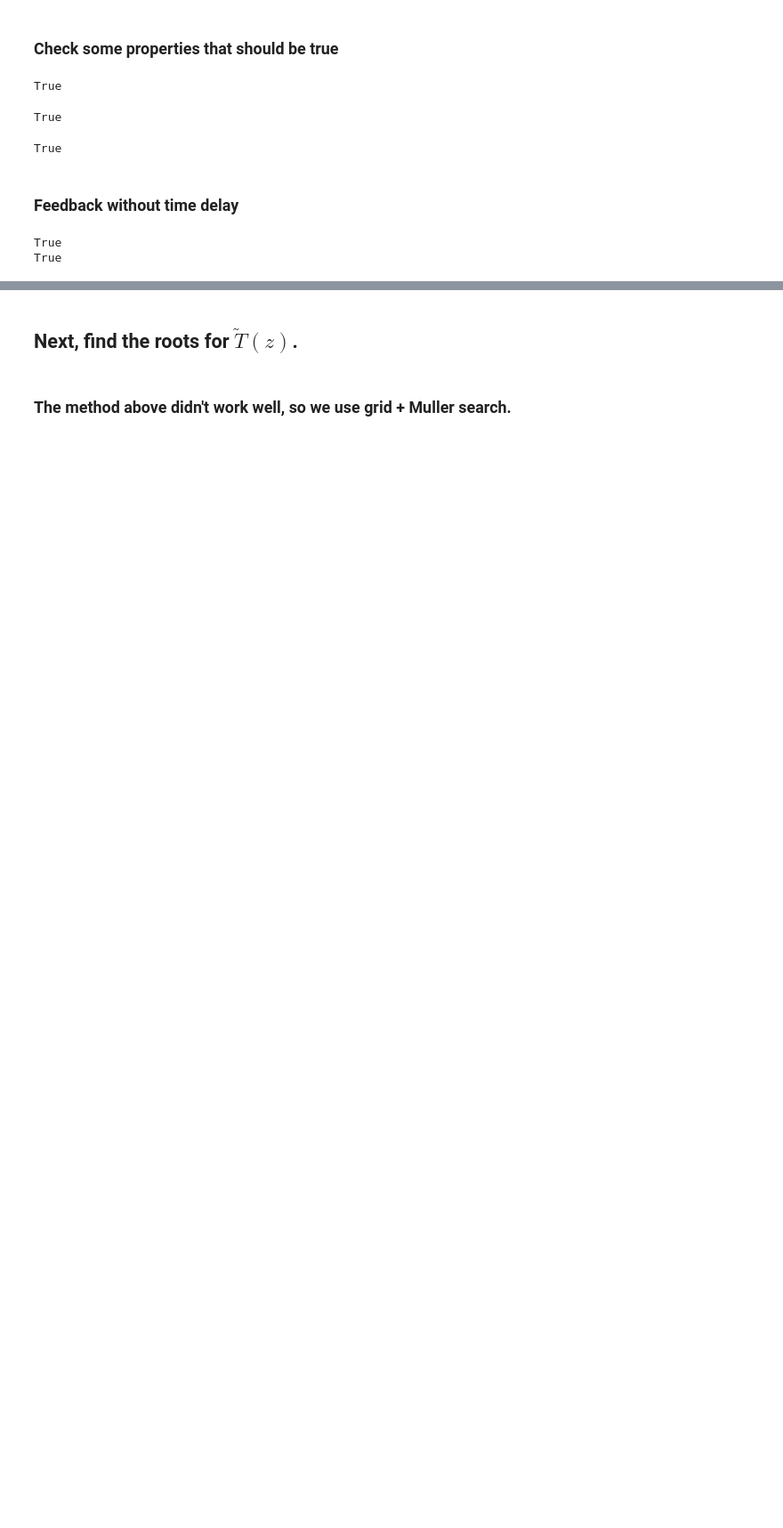
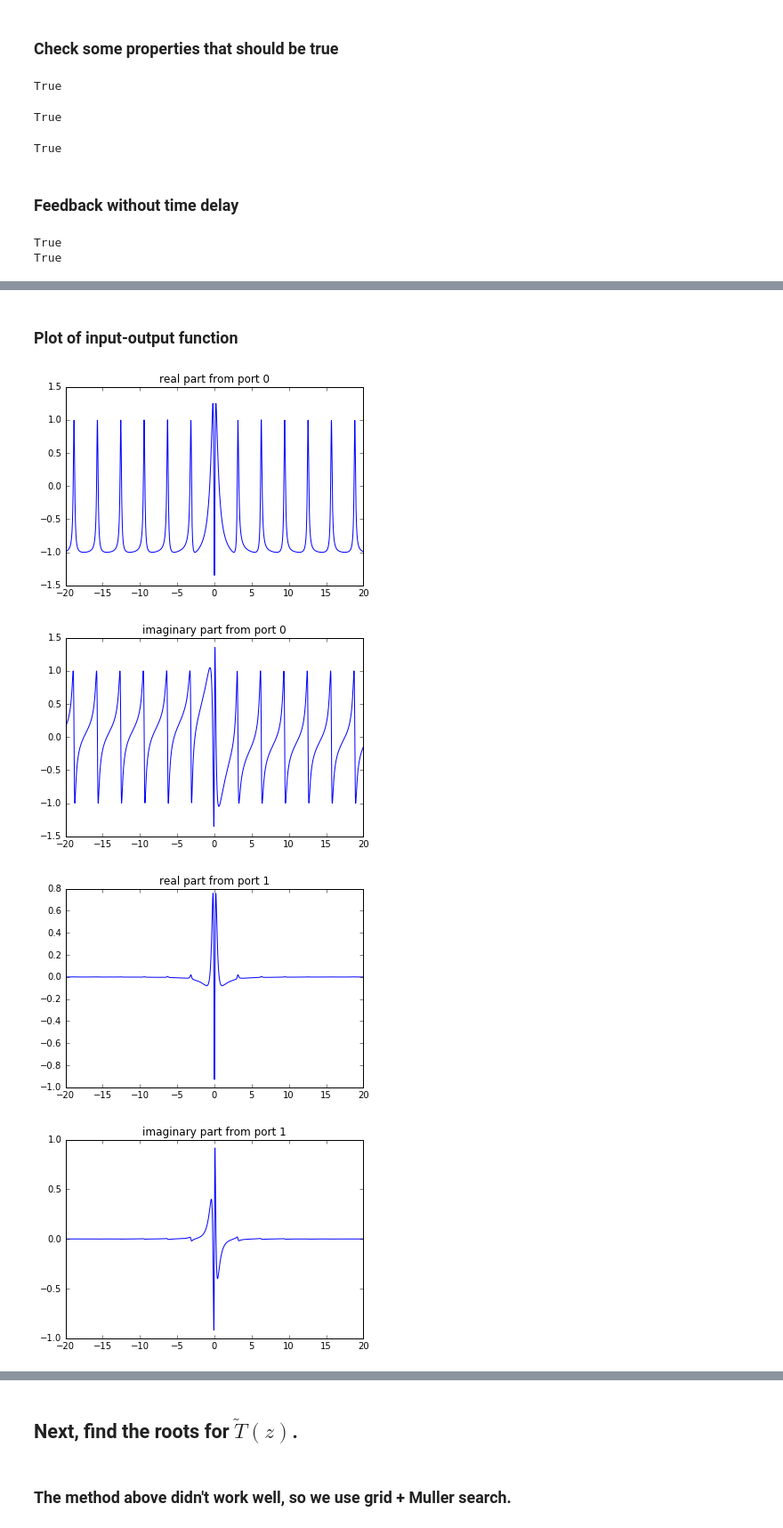
Before and after one commit to tabakg/active_lin_sys_fact, a Jupyter notebook: sample_active_linear_system_4.ipynb, the cells around one changed output, grey strips where cells are left out. Shown at 89% size. Saved outputs shown, nothing was run; the diff lists cells and outputs as text; code cells hidden in the pictures; blank space fills up the shorter version.

```diff
--- a/sample_active_linear_system_4.ipynb
+++ b/sample_active_linear_system_4.ipynb
@@ -319,7 +319,7 @@ T_z = make_T(A,B,C,D)
 
 $T(z)$ Should satisfy the J-unitary property when $z$ is purely imaginary
 # %%
-T_z_num = T_z.subs({kappa:1., r:0.6, eps:-0.2}).expand()
+T_z_num = T_z.subs({kappa:1., r:0.6, eps:0.2}).expand()
 # %%
 T = sympy.lambdify( (z), T_z_num)
 # %%
@@ -584,0 +585,2 @@ True
+# %%
+t = 2
@@ -585 +614,19 @@ True
+# %% [markdown]
+### Plot of input-output function
+# %%
+xr = numpy.linspace(-20,20,2000)
+yr = numpy.array(map(T_tilde, xr*1j))
+
+for i in range(yr.shape[1]):
+    plt.title("real part from port %s" % str(i))
+    plt.plot(xr, yr[:,i,0].real)
+    plt.show()
+    plt.title("imaginary part from port %s" % str(i))
+    plt.plot(xr, yr[:,i,0].imag)
+    plt.show()
+# %% [output]
+[figure, added]
+[figure, added]
+[figure, added]
+[figure, added]
 # %%
```
Also changed, not shown: parts of 41 cells of this notebook, 2 other files.
